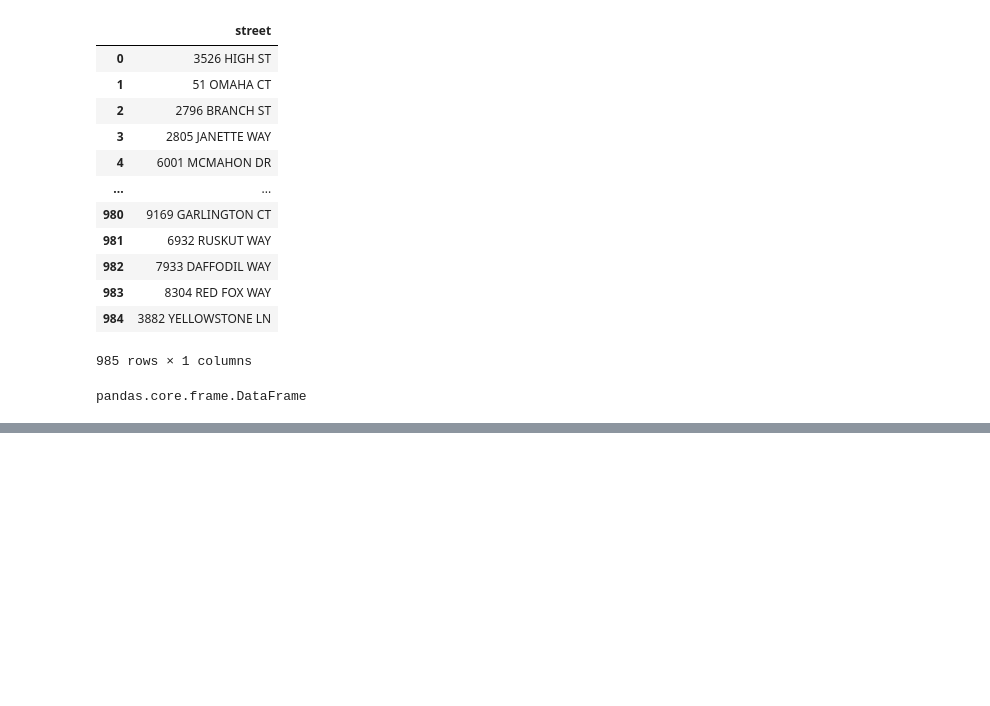
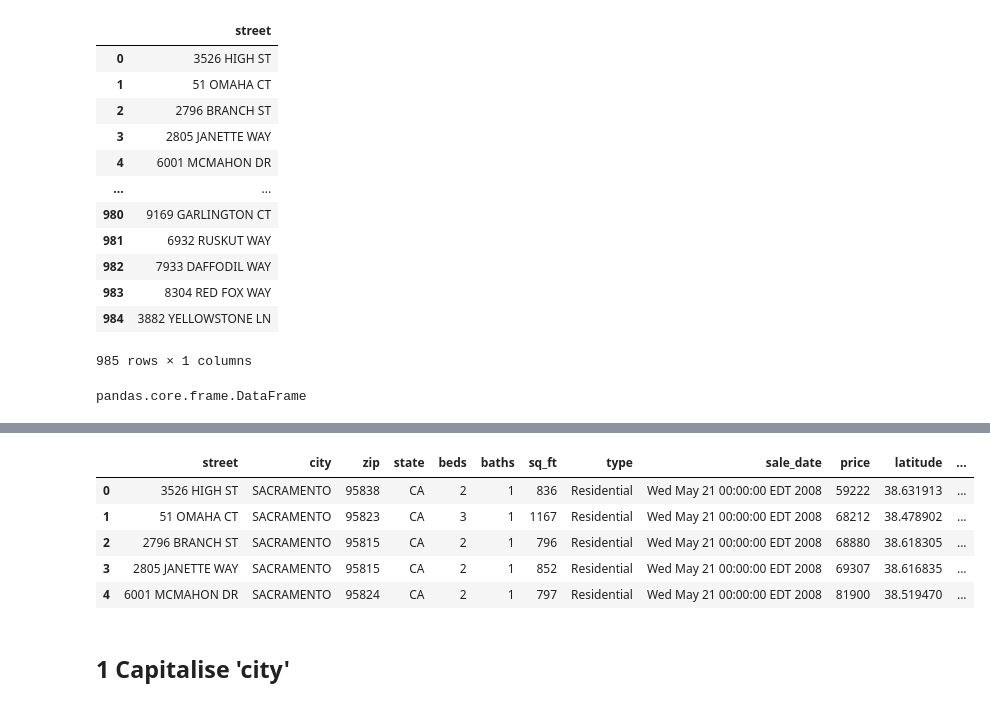
Before and after one commit to oscaraguilarcuevas/NotYet, a Jupyter notebook: PandasDataProc.ipynb, the cells around one changed output, grey strips where cells are left out. Saved outputs shown, nothing was run; the diff lists cells and outputs as text; code cells hidden in the pictures; blank space fills up the shorter version.

```diff
--- a/PandasDataProc.ipynb
+++ b/PandasDataProc.ipynb
@@ -66,0 +139,11 @@ pandas.core.frame.DataFrame
+# %%
+df_clean.head()
+# %% [output]
+|  | street | city | zip | state | beds | baths | sq_ft | type | sale_date | price | latitude | ... |
+| 0 | 3526 HIGH ST | SACRAMENTO | 95838 | CA | 2 | 1 | 836 | Residential | Wed May 21 00:00:00 EDT 2008 | 59222 | 38.631913 | ... |
+| 1 | 51 OMAHA CT | SACRAMENTO | 95823 | CA | 3 | 1 | 1167 | Residential | Wed May 21 00:00:00 EDT 2008 | 68212 | 38.478902 | ... |
+| 2 | 2796 BRANCH ST | SACRAMENTO | 95815 | CA | 2 | 1 | 796 | Residential | Wed May 21 00:00:00 EDT 2008 | 68880 | 38.618305 | ... |
+| 3 | 2805 JANETTE WAY | SACRAMENTO | 95815 | CA | 2 | 1 | 852 | Residential | Wed May 21 00:00:00 EDT 2008 | 69307 | 38.616835 | ... |
+| 4 | 6001 MCMAHON DR | SACRAMENTO | 95824 | CA | 2 | 1 | 797 | Residential | Wed May 21 00:00:00 EDT 2008 | 81900 | 38.519470 | ... |
+# %% [markdown]
+## 1 Capitalise 'city'
```
Also changed, not shown: parts of 37 cells of this notebook.
